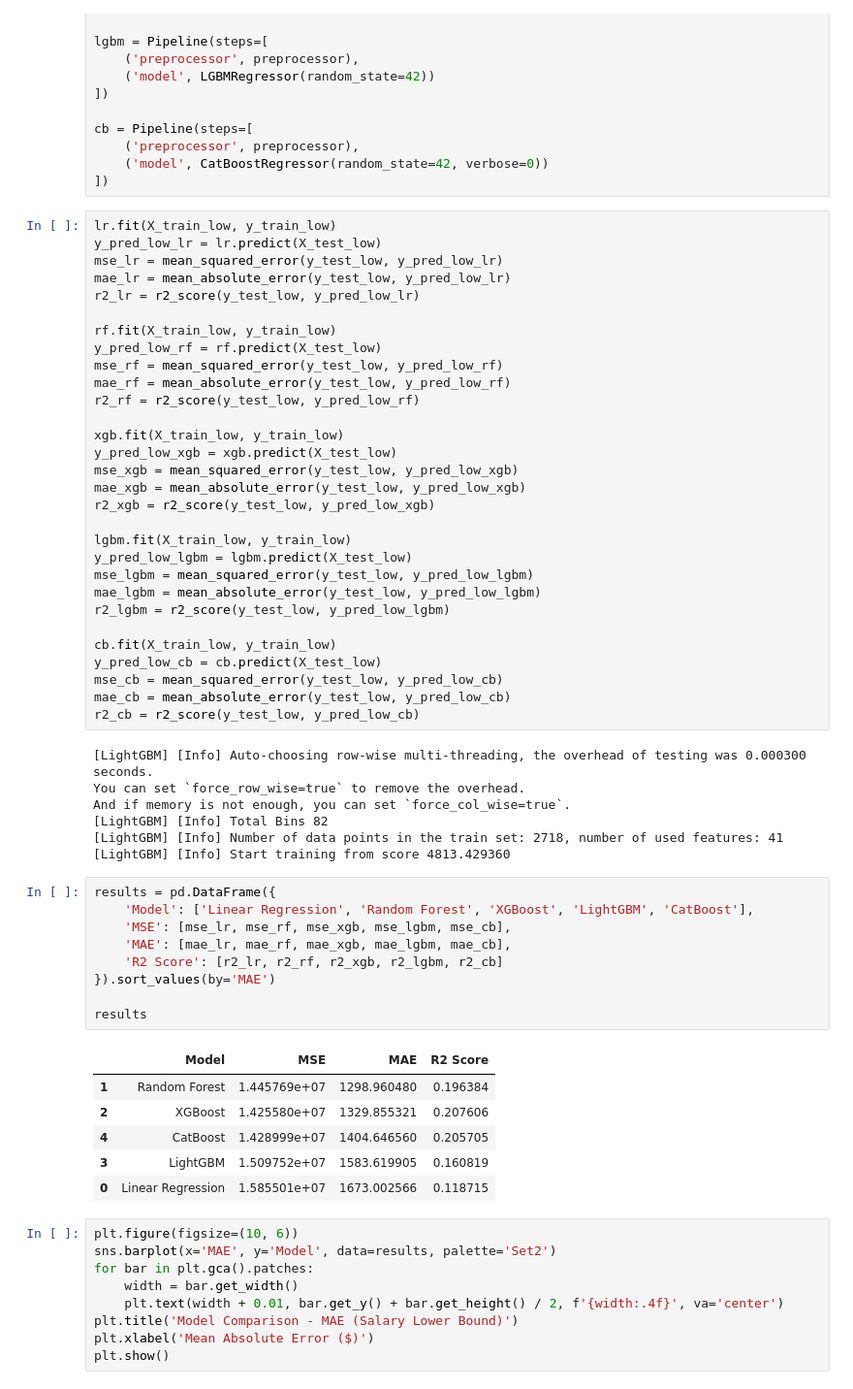
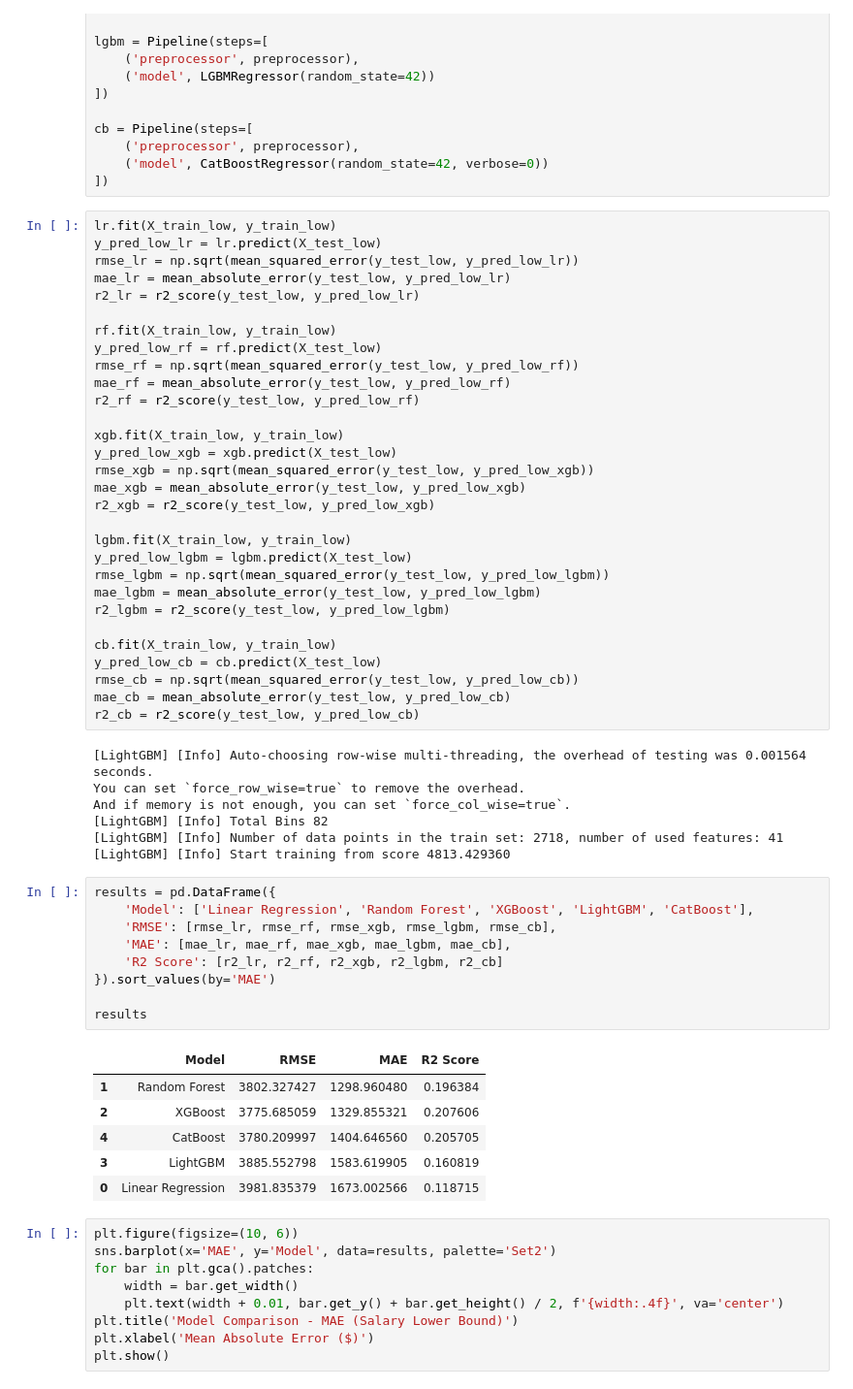
Before and after one commit to dodyharianto/singapore-tech-jobs-salary-predictor, a Jupyter notebook: notebooks/modeling.ipynb, the cells around one changed output. Shown at 97% size. Saved outputs shown, nothing was run; the diff lists cells and outputs as text.

```diff
--- a/notebooks/modeling.ipynb
+++ b/notebooks/modeling.ipynb
@@ -142,35 +142,35 @@ cb = Pipeline(steps=[
 # %%
 lr.fit(X_train_low, y_train_low)
 y_pred_low_lr = lr.predict(X_test_low)
-mse_lr = mean_squared_error(y_test_low, y_pred_low_lr)
+rmse_lr = np.sqrt(mean_squared_error(y_test_low, y_pred_low_lr))
 mae_lr = mean_absolute_error(y_test_low, y_pred_low_lr)
 r2_lr = r2_score(y_test_low, y_pred_low_lr)
 
 rf.fit(X_train_low, y_train_low)
 y_pred_low_rf = rf.predict(X_test_low)
-mse_rf = mean_squared_error(y_test_low, y_pred_low_rf)
+rmse_rf = np.sqrt(mean_squared_error(y_test_low, y_pred_low_rf))
 mae_rf = mean_absolute_error(y_test_low, y_pred_low_rf)
 r2_rf = r2_score(y_test_low, y_pred_low_rf)
 
 xgb.fit(X_train_low, y_train_low)
 y_pred_low_xgb = xgb.predict(X_test_low)
-mse_xgb = mean_squared_error(y_test_low, y_pred_low_xgb)
+rmse_xgb = np.sqrt(mean_squared_error(y_test_low, y_pred_low_xgb))
 mae_xgb = mean_absolute_error(y_test_low, y_pred_low_xgb)
 r2_xgb = r2_score(y_test_low, y_pred_low_xgb)
 
 lgbm.fit(X_train_low, y_train_low)
 y_pred_low_lgbm = lgbm.predict(X_test_low)
-mse_lgbm = mean_squared_error(y_test_low, y_pred_low_lgbm)
+rmse_lgbm = np.sqrt(mean_squared_error(y_test_low, y_pred_low_lgbm))
 mae_lgbm = mean_absolute_error(y_test_low, y_pred_low_lgbm)
 r2_lgbm = r2_score(y_test_low, y_pred_low_lgbm)
 
 cb.fit(X_train_low, y_train_low)
 y_pred_low_cb = cb.predict(X_test_low)
-mse_cb = mean_squared_error(y_test_low, y_pred_low_cb)
+rmse_cb = np.sqrt(mean_squared_error(y_test_low, y_pred_low_cb))
 mae_cb = mean_absolute_error(y_test_low, y_pred_low_cb)
 r2_cb = r2_score(y_test_low, y_pred_low_cb)
 # %% [output]
-[LightGBM] [Info] Auto-choosing row-wise multi-threading, the overhead of testing was 0.000300 seconds.
+[LightGBM] [Info] Auto-choosing row-wise multi-threading, the overhead of testing was 0.001564 seconds.
 You can set `force_row_wise=true` to remove the overhead.
 And if memory is not enough, you can set `force_col_wise=true`.
 [LightGBM] [Info] Total Bins 82
@@ -179,19 +179,19 @@ And if memory is not enough, you can set `force_col_wise=true`.
 # %%
 results = pd.DataFrame({
     'Model': ['Linear Regression', 'Random Forest', 'XGBoost', 'LightGBM', 'CatBoost'],
-    'MSE': [mse_lr, mse_rf, mse_xgb, mse_lgbm, mse_cb],
+    'RMSE': [rmse_lr, rmse_rf, rmse_xgb, rmse_lgbm, rmse_cb],
     'MAE': [mae_lr, mae_rf, mae_xgb, mae_lgbm, mae_cb],
     'R2 Score': [r2_lr, r2_rf, r2_xgb, r2_lgbm, r2_cb]
 }).sort_values(by='MAE')
 
 results
 # %% [output]
-|  | Model | MSE | MAE | R2 Score |
-| 1 | Random Forest | 1.445769e+07 | 1298.960480 | 0.196384 |
-| 2 | XGBoost | 1.425580e+07 | 1329.855321 | 0.207606 |
-| 4 | CatBoost | 1.428999e+07 | 1404.646560 | 0.205705 |
-| 3 | LightGBM | 1.509752e+07 | 1583.619905 | 0.160819 |
-| 0 | Linear Regression | 1.585501e+07 | 1673.002566 | 0.118715 |
+|  | Model | RMSE | MAE | R2 Score |
+| 1 | Random Forest | 3802.327427 | 1298.960480 | 0.196384 |
+| 2 | XGBoost | 3775.685059 | 1329.855321 | 0.207606 |
+| 4 | CatBoost | 3780.209997 | 1404.646560 | 0.205705 |
+| 3 | LightGBM | 3885.552798 | 1583.619905 | 0.160819 |
+| 0 | Linear Regression | 3981.835379 | 1673.002566 | 0.118715 |
 # %%
 plt.figure(figsize=(10, 6))
 sns.barplot(x='MAE', y='Model', data=results, palette='Set2')
```
Also changed, not shown: parts of 16 cells of this notebook.
